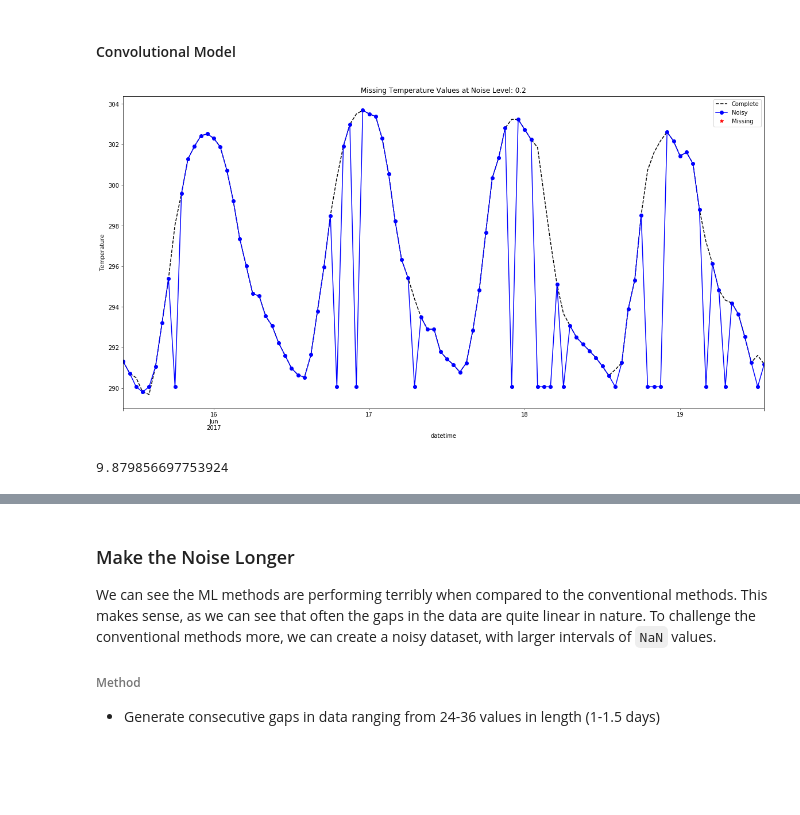
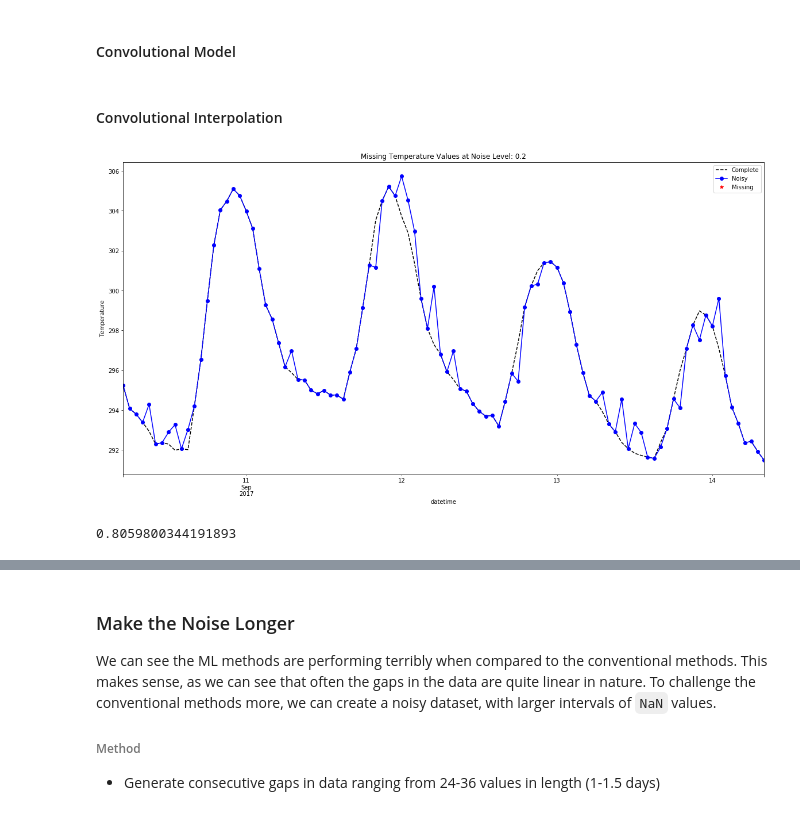
Before and after one commit to franticOreo/WeatherInterpolation, a Jupyter notebook: WeatherDataInterpolation.ipynb, the cells around one changed output, grey strips where cells are left out. Drawn from its saved outputs; the diff is of its cells as text; code cells hidden in the pictures; blank space fills up the shorter version.

```diff
--- a/WeatherDataInterpolation.ipynb
+++ b/WeatherDataInterpolation.ipynb
@@ -315,15 +323,24 @@ score_interpolation(interp_linear, test_df[RESPONSE_VAR])
 # %%
 CONV_WINDOW_SIZE = WINDOW_SIZE - 2
 
-textbook_model = tf.keras.Sequential([
-    tf.keras.layers.Conv1D(filters=64,
+# conv_model = tf.keras.Sequential([
+#     tf.keras.layers.Conv1D(filters=64,
+#                            kernel_size=(CONV_WIDTH,),
+#                            activation='relu'),
+#     tf.keras.layers.GRU(32, return_sequences=True),
+#     tf.keras.layers.GRU(32, return_sequences=True),
+#     tf.keras.layers.TimeDistributed(tf.keras.layers.Dense(units=1))
+
+# ])
+
+conv_model = tf.keras.Sequential([
+    tf.keras.layers.Conv1D(filters=32,
                            kernel_size=(CONV_WIDTH,),
                            activation='relu'),
-    tf.keras.layers.GRU(32, return_sequences=True),
-    tf.keras.layers.GRU(32, return_sequences=True),
-    tf.keras.layers.TimeDistributed(tf.keras.layers.Dense(units=1))
+    tf.keras.layers.Dense(units=32, activation='relu'),
+    tf.keras.layers.Dense(units=1),
+])
 
-])
 
 conv_window = WindowGenerator(
     input_width=CONV_WINDOW_SIZE + (CONV_WIDTH - 1), label_width=CONV_WINDOW_SIZE, shift=1,
@@ -332,6 +349,5 @@ conv_window = WindowGenerator(
     val_df=val_df,
     test_df=test_df)
 
-compile_and_fit(textbook_model, conv_window)
-
+compile_and_fit(conv_model, conv_window)
 clear_output()
@@ -343,8 +354,12 @@ interp_textbook = model_interpolate(model=textbook_model,
-# %%
-plot_noisy_series(test_df[RESPONSE_VAR], interp_textbook)
-# %% [output]
-[figure, removed]
+# %% [markdown]
+#### Convolutional Interpolation
+# %%
+interp_conv = model_interpolate(conv_model, conv_window, noisy_test_df)
+
+plot_noisy_series(test_df[RESPONSE_VAR], interp_conv)
+# %% [output]
+[figure, added]
 # %%
-score_interpolation(interp_textbook, test_df['temperature'])
+score_interpolation(interp_conv, test_df['temperature'])
 # %% [output]
-9.879856697753924
+0.8059800344191893
```
Also changed, not shown: parts of 46 cells of this notebook.
